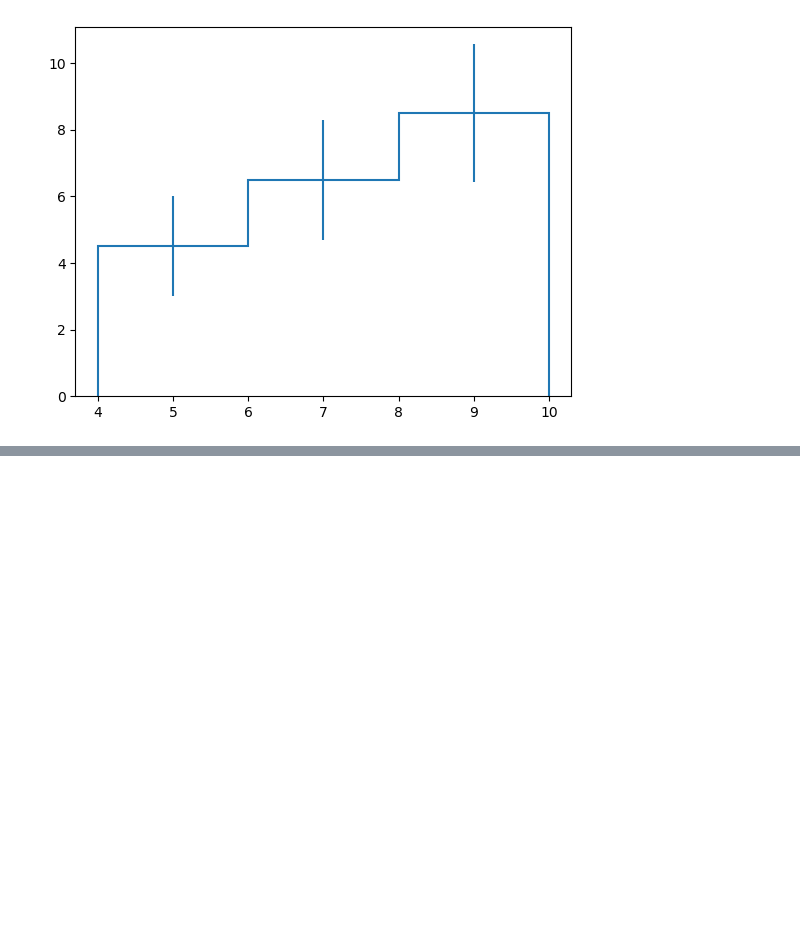
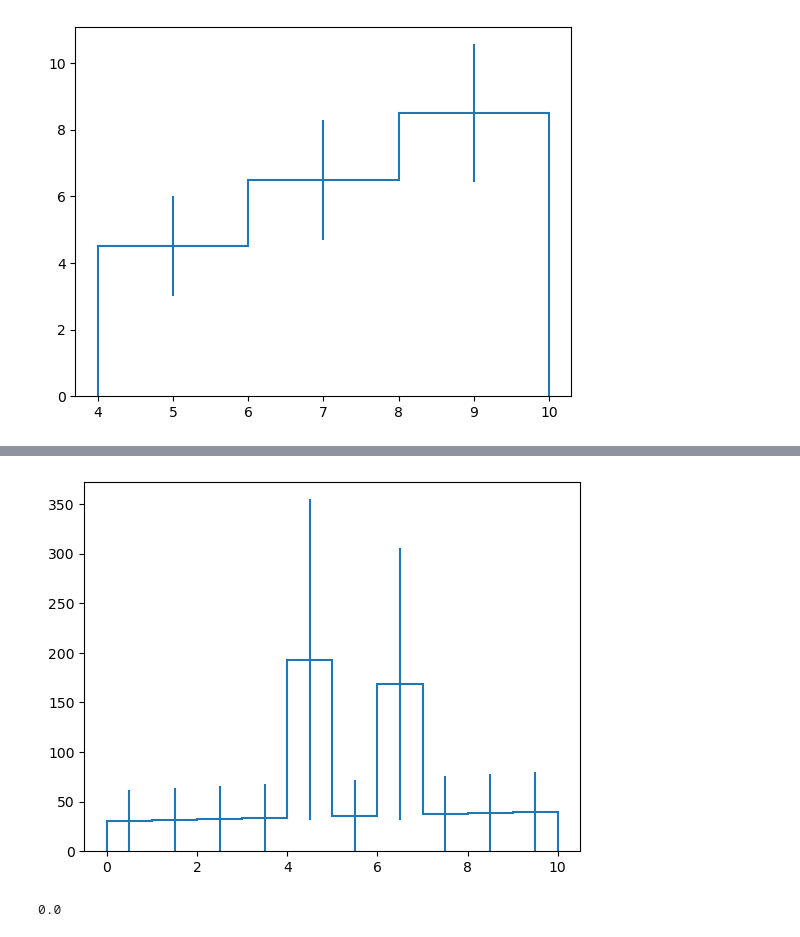
Before and after one commit to APN-Pucky/babyyoda, a Jupyter notebook: debug/project.ipynb, the cells around one changed output, grey strips where cells are left out. Drawn from its saved outputs; the diff is of its cells as text; code cells hidden in the pictures; blank space fills up the shorter version.

```diff
--- a/debug/project.ipynb
+++ b/debug/project.ipynb
@@ -46,0 +27,8 @@ plt.show()
+# %%
+h[0, :]
+# %% [output]
+[figure, added]
+# %%
+h[0, 0].sumWY()
+# %% [output]
+0.0
```
Also changed, not shown: parts of 11 cells of this notebook, 14 other files.
